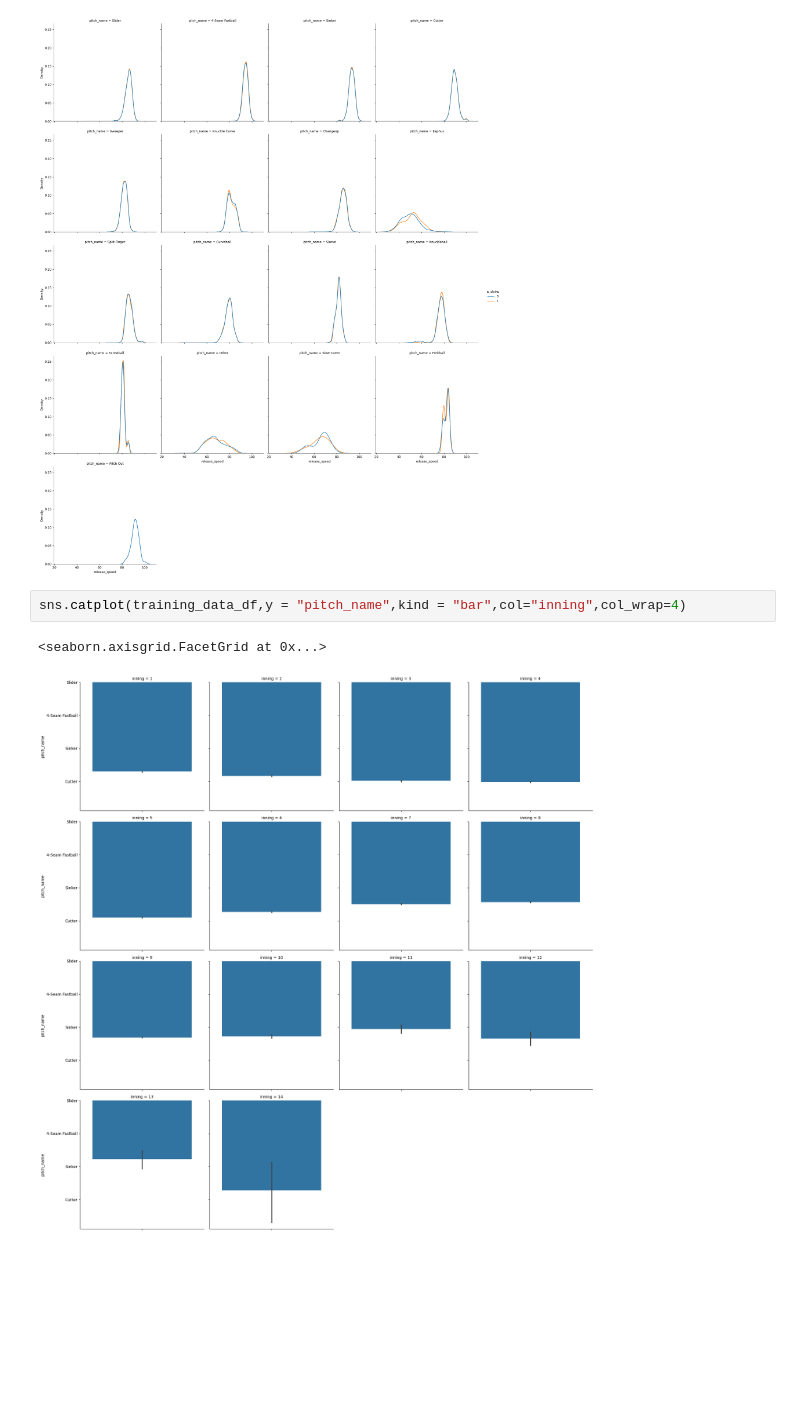
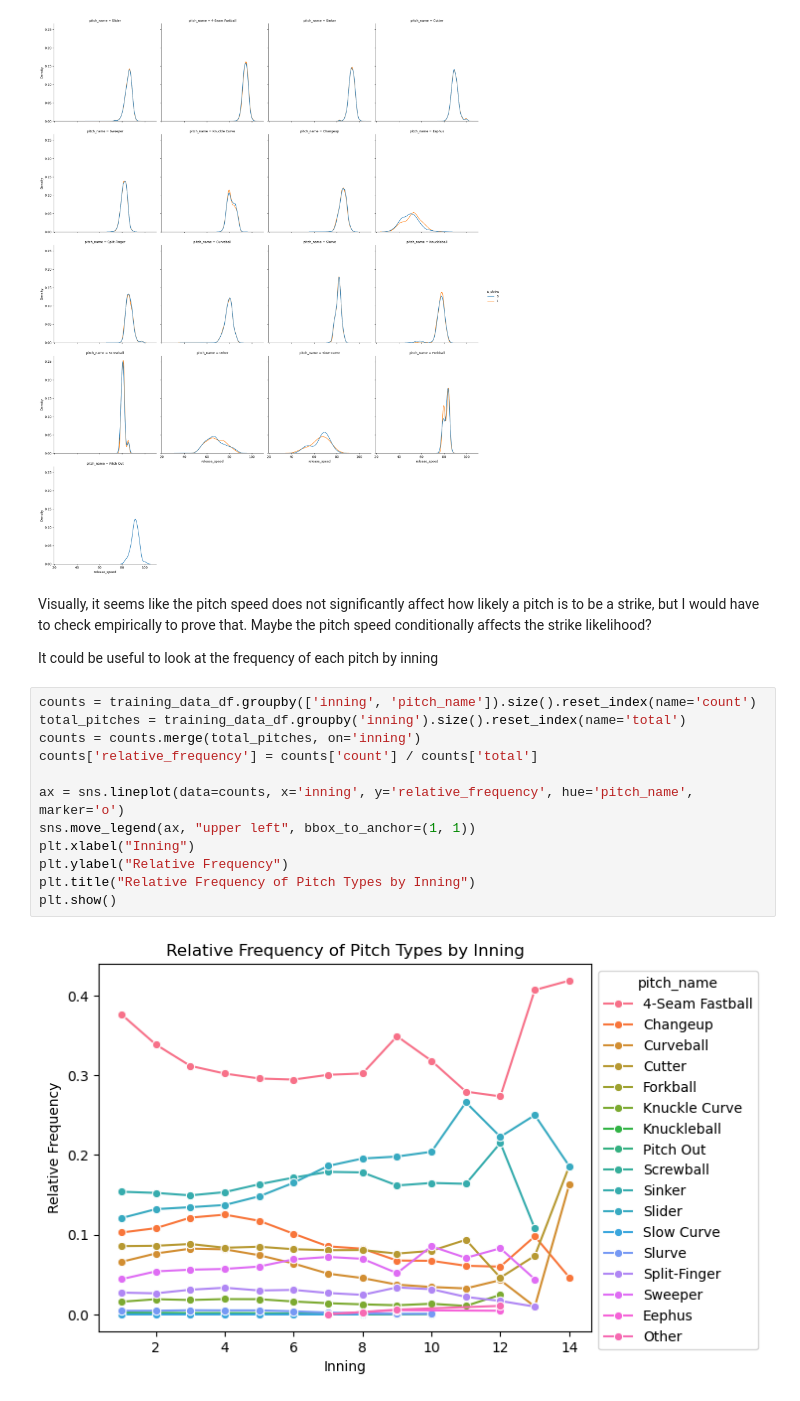
Before and after one commit to OffBayes/Strikeout-Prediction---2024, a Jupyter notebook: Strikeout-EDA.ipynb, the cells around one changed output. Saved outputs shown, nothing was run; the diff lists cells and outputs as text; blank space fills up the shorter version.

```diff
--- a/Strikeout-EDA.ipynb
+++ b/Strikeout-EDA.ipynb
@@ -90,8 +126,21 @@ sns.displot(training_data_df, x="release_speed", col="pitch_name", kind = "kde",
 # %% [output]
 <seaborn.axisgrid.FacetGrid at 0x...>
 [figure]
-# %%
-sns.catplot(training_data_df,y = "pitch_name",kind = "bar",col="inning",col_wrap=4)
-# %% [output]
-<seaborn.axisgrid.FacetGrid at 0x...>
-[figure, removed]
+# %% [markdown]
+Visually, it seems like the pitch speed does not significantly affect how likely a pitch is to be a strike, but I would have to check empirically to prove that. Maybe the pitch speed conditionally affects the strike likelihood?
+
+It could be useful to look at the frequency of each pitch by inning
+# %%
+counts = training_data_df.groupby(['inning', 'pitch_name']).size().reset_index(name='count')
+total_pitches = training_data_df.groupby('inning').size().reset_index(name='total')
+counts = counts.merge(total_pitches, on='inning')
+counts['relative_frequency'] = counts['count'] / counts['total']
+
+ax = sns.lineplot(data=counts, x='inning', y='relative_frequency', hue='pitch_name', marker='o')
+sns.move_legend(ax, "upper left", bbox_to_anchor=(1, 1))
+plt.xlabel("Inning")
+plt.ylabel("Relative Frequency")
+plt.title("Relative Frequency of Pitch Types by Inning")
+plt.show()
+# %% [output]
+[figure, added]
```
Also changed, not shown: parts of 14 cells of this notebook.
